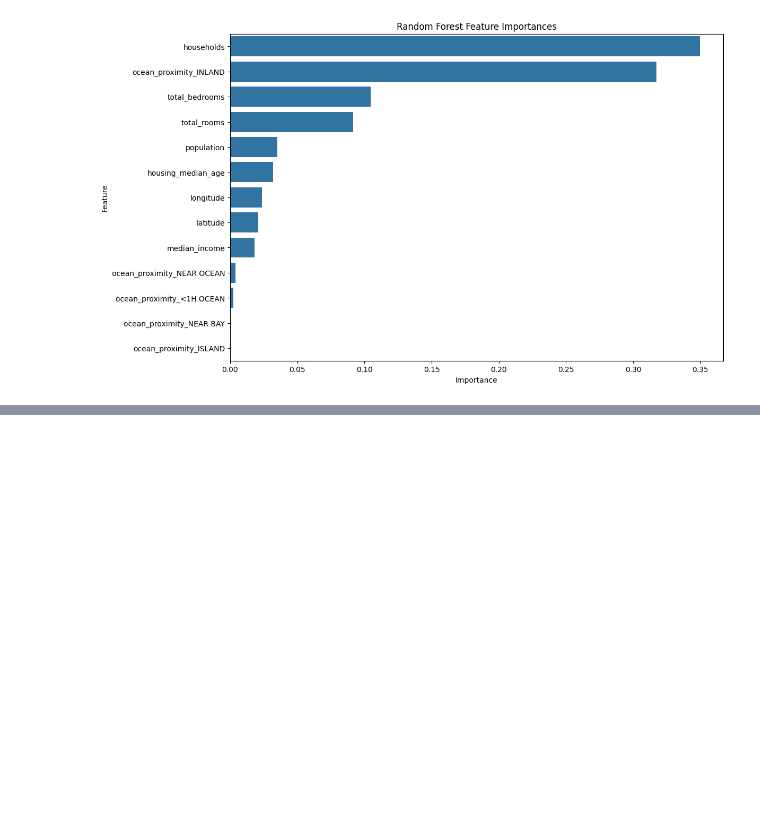
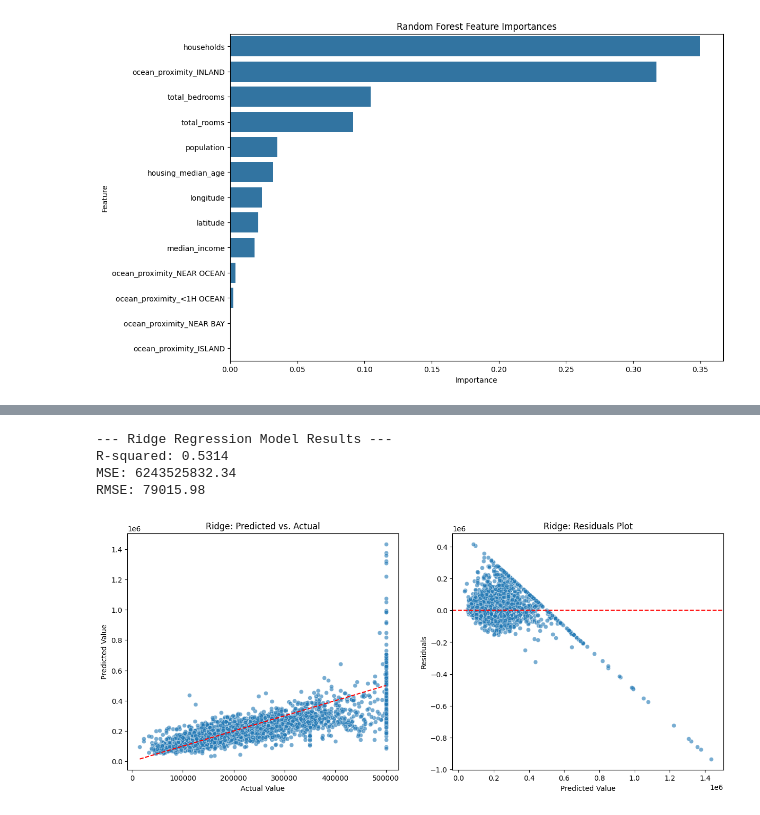
Before and after one commit to AnushreeS09/House-Price-prediction, a Jupyter notebook: house_price_prediction-09Aug2025.ipynb, the cells around one changed output, grey strips where cells are left out. Saved outputs shown, nothing was run; the diff lists cells and outputs as text; code cells hidden in the pictures; blank space fills up the shorter version.

```diff
--- a/house_price_prediction-09Aug2025.ipynb
+++ b/house_price_prediction-09Aug2025.ipynb
@@ -542,0 +506,47 @@ RMSE: 46764.49
+# %%
+# Create the Ridge Regression model within the pipeline
+ridge_model = Pipeline(steps=[('preprocessor', preprocessor),
+                              ('regressor', Ridge(alpha=1.0))])
+
+# Train the model
+ridge_model.fit(X_train, y_train)
+
+# Make predictions on the test set
+y_pred_ridge_transformed = ridge_model.predict(X_test)
+
+# Convert predictions back to original scale
+y_pred_ridge = np.expm1(y_pred_ridge_transformed)
+y_test_original = np.expm1(y_test)
+
+# Evaluate the model
+mse_ridge = mean_squared_error(y_test_original, y_pred_ridge)
+rmse_ridge = np.sqrt(mse_ridge)
+r2_ridge = r2_score(y_test_original, y_pred_ridge)
+
+print("--- Ridge Regression Model Results ---")
+print(f"R-squared: {r2_ridge:.4f}")
+print(f"MSE: {mse_ridge:.2f}")
+print(f"RMSE: {rmse_ridge:.2f}")
+
+# Plotting the results
+fig, axes = plt.subplots(1, 2, figsize=(15, 6))
+
+sns.scatterplot(x=y_test_original, y=y_pred_ridge, ax=axes[0], alpha=0.6)
+axes[0].plot([y_test_original.min(), y_test_original.max()], [y_test_original.min(), y_test_original.max()], color='red', linestyle='--')
+axes[0].set_title('Ridge: Predicted vs. Actual')
+axes[0].set_xlabel('Actual Value')
+axes[0].set_ylabel('Predicted Value')
+
+residuals_ridge = y_test_original - y_pred_ridge
+sns.scatterplot(x=y_pred_ridge, y=residuals_ridge, ax=axes[1], alpha=0.6)
+axes[1].axhline(y=0, color='red', linestyle='--')
+axes[1].set_title('Ridge: Residuals Plot')
+axes[1].set_xlabel('Predicted Value')
+axes[1].set_ylabel('Residuals')
+plt.show()
+# %% [output]
+--- Ridge Regression Model Results ---
+R-squared: 0.5314
+MSE: 6243525832.34
+RMSE: 79015.98
+[figure, added]
```
Also changed, not shown: parts of 8 cells of this notebook.
